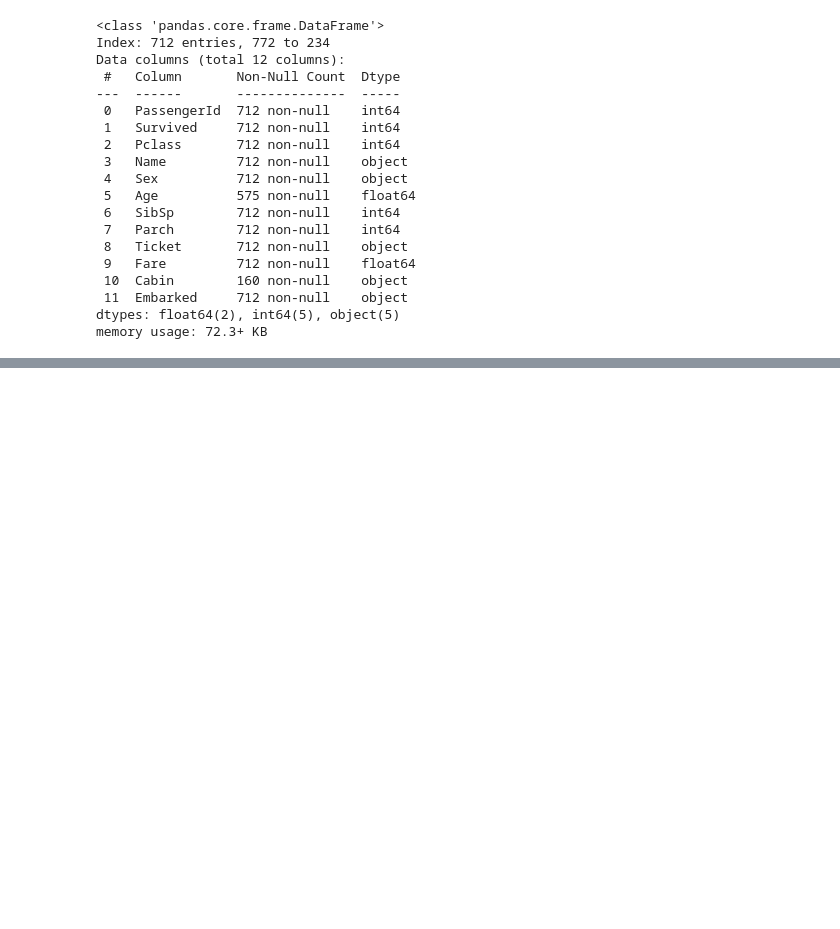
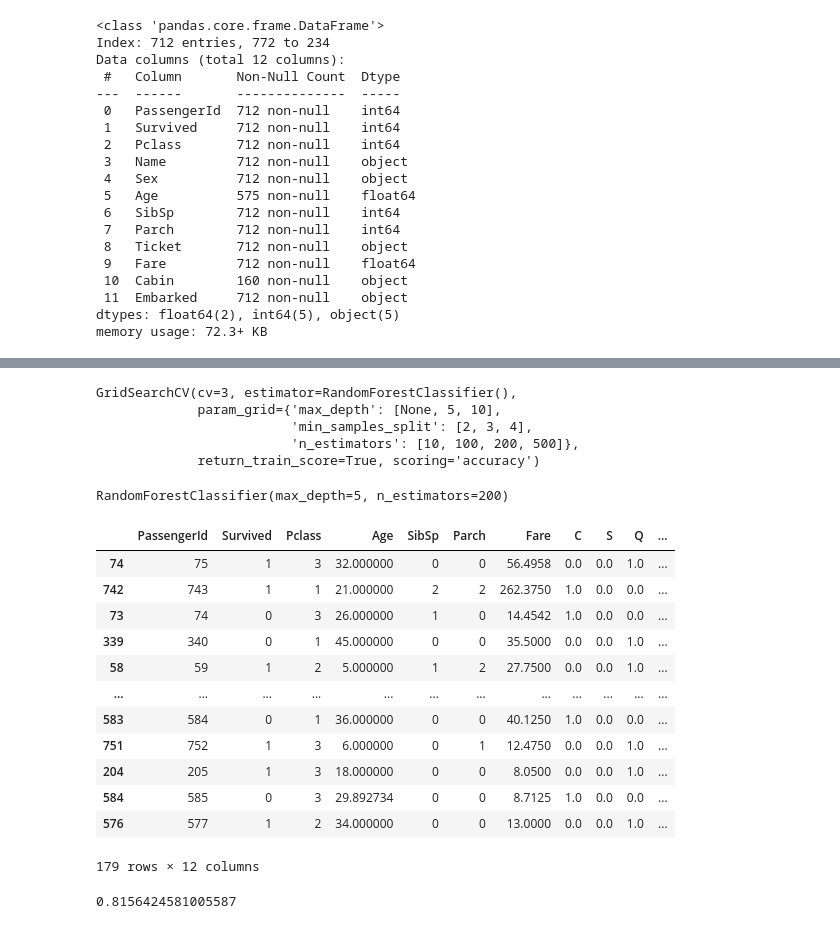
Before and after one commit to Himanshukumar56/Titanic-Survival-Prediction-model, a Jupyter notebook: main.ipynb, the cells around one changed output, grey strips where cells are left out. Cells and saved outputs as stored; diff of their text form; code cells hidden in the pictures; blank space fills up the shorter version.

```diff
--- a/main.ipynb
+++ b/main.ipynb
@@ -149,0 +199,25 @@ pipeline = Pipeline([("ageimputer", AgeImputer()),
+# %%
+from sklearn.ensemble import RandomForestClassifier
+from sklearn.model_selection import GridSearchCV
+
+# Base model
+clf = RandomForestClassifier()
+
+# Parameter grid
+param_grid = {
+    "n_estimators": [10, 100, 200, 500],
+    "max_depth": [None, 5, 10],
+    "min_samples_split": [2, 3, 4]
+}
+
+# Grid search
+grid_search = GridSearchCV(clf, param_grid, cv=3, scoring="accuracy", return_train_score=True)
+
+# Fit the model
+grid_search.fit(X_data, y_data)
+# %% [output]
+GridSearchCV(cv=3, estimator=RandomForestClassifier(),
+             param_grid={'max_depth': [None, 5, 10],
+                         'min_samples_split': [2, 3, 4],
+                         'n_estimators': [10, 100, 200, 500]},
+             return_train_score=True, scoring='accuracy')
@@ -149,0 +226,22 @@ pipeline = Pipeline([("ageimputer", AgeImputer()),
+# %%
+final_clf
+# %% [output]
+RandomForestClassifier(max_depth=5, n_estimators=200)
+# %%
+strat_test_set = pipeline.fit_transform(strat_test_set)
+# %%
+strat_test_set
+# %% [output]
+|  | PassengerId | Survived | Pclass | Age | SibSp | Parch | Fare | C | S | Q | ... |
+| 74 | 75 | 1 | 3 | 32.000000 | 0 | 0 | 56.4958 | 0.0 | 0.0 | 1.0 | ... |
+| 742 | 743 | 1 | 1 | 21.000000 | 2 | 2 | 262.3750 | 1.0 | 0.0 | 0.0 | ... |
+| 73 | 74 | 0 | 3 | 26.000000 | 1 | 0 | 14.4542 | 1.0 | 0.0 | 0.0 | ... |
+| 339 | 340 | 0 | 1 | 45.000000 | 0 | 0 | 35.5000 | 0.0 | 0.0 | 1.0 | ... |
+| 58 | 59 | 1 | 2 | 5.000000 | 1 | 2 | 27.7500 | 0.0 | 0.0 | 1.0 | ... |
+| ... | ... | ... | ... | ... | ... | ... | ... | ... | ... | ... | ... |
+| 583 | 584 | 0 | 1 | 36.000000 | 0 | 0 | 40.1250 | 1.0 | 0.0 | 0.0 | ... |
+| 751 | 752 | 1 | 3 | 6.000000 | 0 | 1 | 12.4750 | 0.0 | 0.0 | 1.0 | ... |
+| 204 | 205 | 1 | 3 | 18.000000 | 0 | 0 | 8.0500 | 0.0 | 0.0 | 1.0 | ... |
+| 584 | 585 | 0 | 3 | 29.892734 | 0 | 0 | 8.7125 | 1.0 | 0.0 | 0.0 | ... |
+| 576 | 577 | 1 | 2 | 34.000000 | 0 | 0 | 13.0000 | 0.0 | 0.0 | 1.0 | ... |
+179 rows × 12 columns
@@ -149,0 +255,4 @@ pipeline = Pipeline([("ageimputer", AgeImputer()),
+# %%
+final_clf.score(X_data_test, y_data_test)
+# %% [output]
+0.8156424581005587
```
Also changed, not shown: parts of 19 cells of this notebook, 1 other file.
